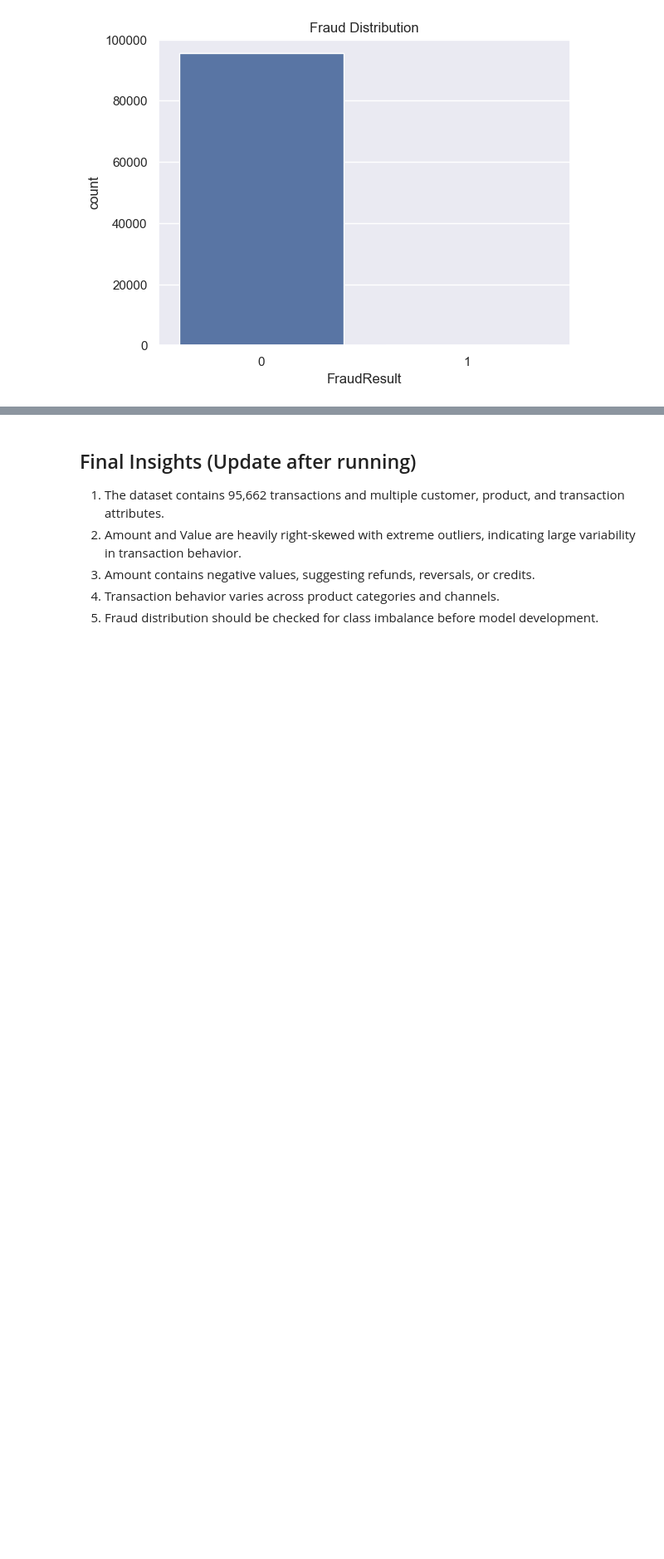
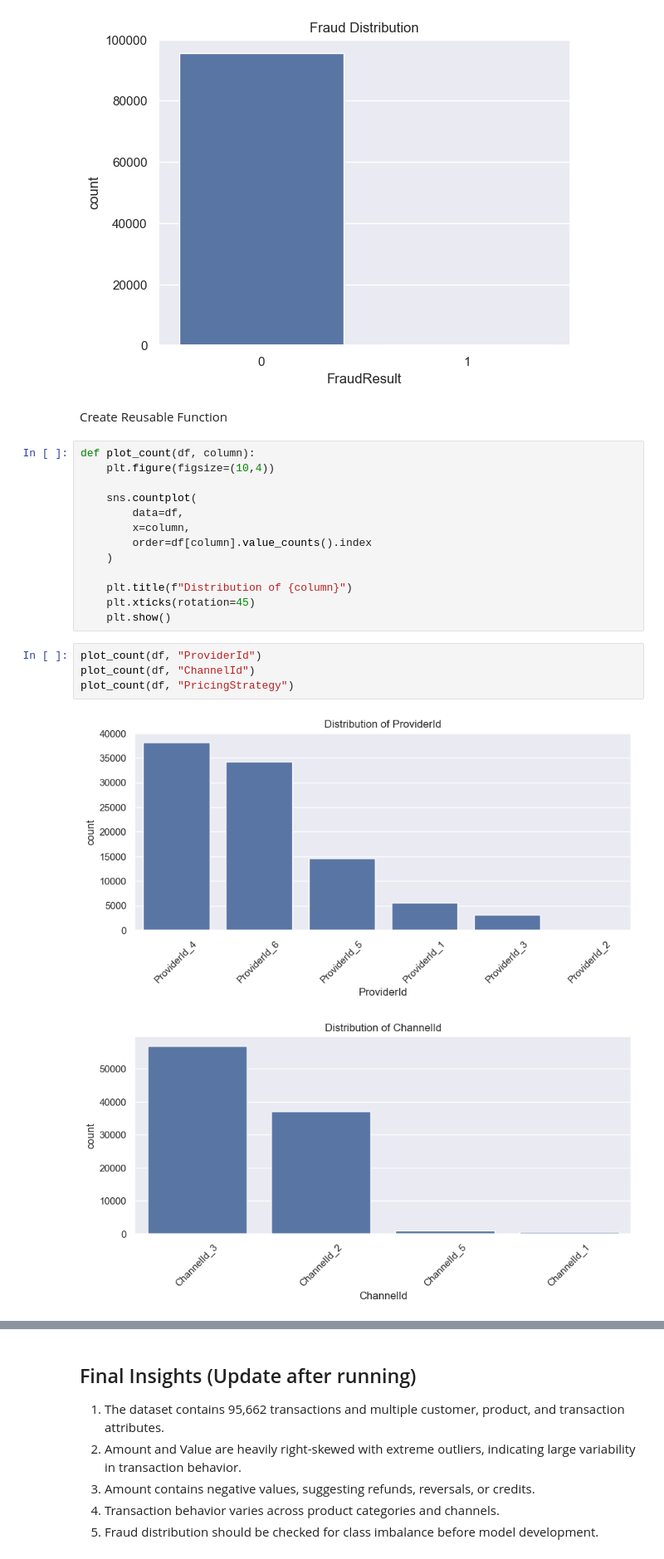
Before and after one commit to BeteLhem401/credit-risk-model, a Jupyter notebook: notebooks/eda.ipynb, the cells around one changed output, grey strips where cells are left out. Shown at 83% size. Cells and saved outputs as stored; diff of their text form; blank space fills up the shorter version.

Commit message:
Refactor EDA visualization code into reusable functions

```diff
--- a/notebooks/eda.ipynb
+++ b/notebooks/eda.ipynb
@@ -190,3 +190,25 @@ plt.title("Fraud Distribution")
 plt.show()
 # %% [output]
 [figure]
+# %% [markdown]
+Create Reusable Function
+# %%
+def plot_count(df, column):
+    plt.figure(figsize=(10,4))
+
+    sns.countplot(
+        data=df,
+        x=column,
+        order=df[column].value_counts().index
+    )
+
+    plt.title(f"Distribution of {column}")
+    plt.xticks(rotation=45)
+    plt.show()
+# %%
+plot_count(df, "ProviderId")
+plot_count(df, "ChannelId")
+plot_count(df, "PricingStrategy")
+# %% [output]
+[figure, added]
+[figure, added]
```
Also changed, not shown: parts of 1 cell of this notebook.
